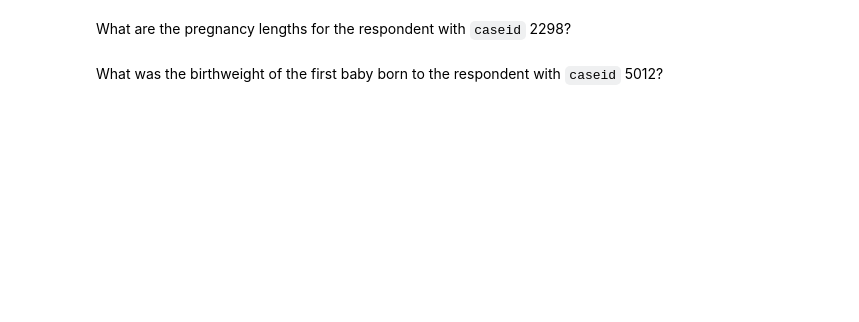
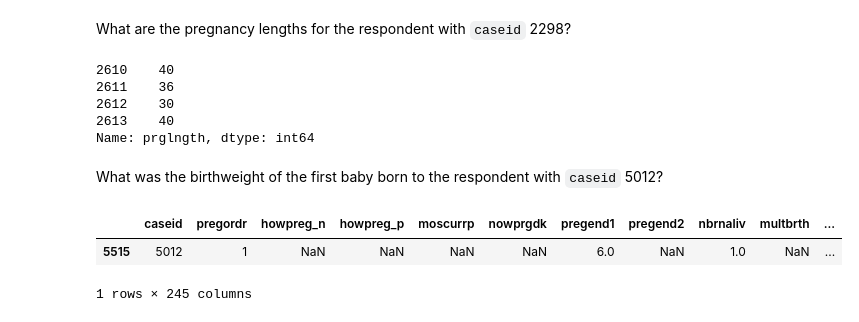
Before and after one commit to takasuzuki87/ThinkStats2, a Jupyter notebook: code/chap01ex.ipynb, the cells around one changed output. Saved outputs shown, nothing was run; the diff lists cells and outputs as text; code cells hidden in the pictures; blank space fills up the shorter version.

```diff
--- a/code/chap01ex.ipynb
+++ b/code/chap01ex.ipynb
@@ -261,0 +279,3 @@ Create a new column named <tt>totalwgt_kg</tt> that contains birth weight in kil
+# %%
+preg['totalwgt_kg'] = preg.totalwgt_lb*2.2
+preg['totalwgt_kg'].mean()
@@ -309,2 +350,10 @@ What are the pregnancy lengths for the respondent with `caseid` 2298?
+# %%
+preg[preg['caseid'] == 2298]['prglngth']
+# %% [output]
+2610    40
+2611    36
+2612    30
+2613    40
+Name: prglngth, dtype: int64
 # %% [markdown]
 What was the birthweight of the first baby born to the respondent with `caseid` 5012?
@@ -312,0 +360,6 @@ What was the birthweight of the first baby born to the respondent with `caseid`
+# %%
+preg[preg['caseid'] == 5012]
+# %% [output]
+|  | caseid | pregordr | howpreg_n | howpreg_p | moscurrp | nowprgdk | pregend1 | pregend2 | nbrnaliv | multbrth | ... |
+| 5515 | 5012 | 1 | NaN | NaN | NaN | NaN | 6.0 | NaN | 1.0 | NaN | ... |
+1 rows × 245 columns
```
Also changed, not shown: parts of 16 cells of this notebook.
